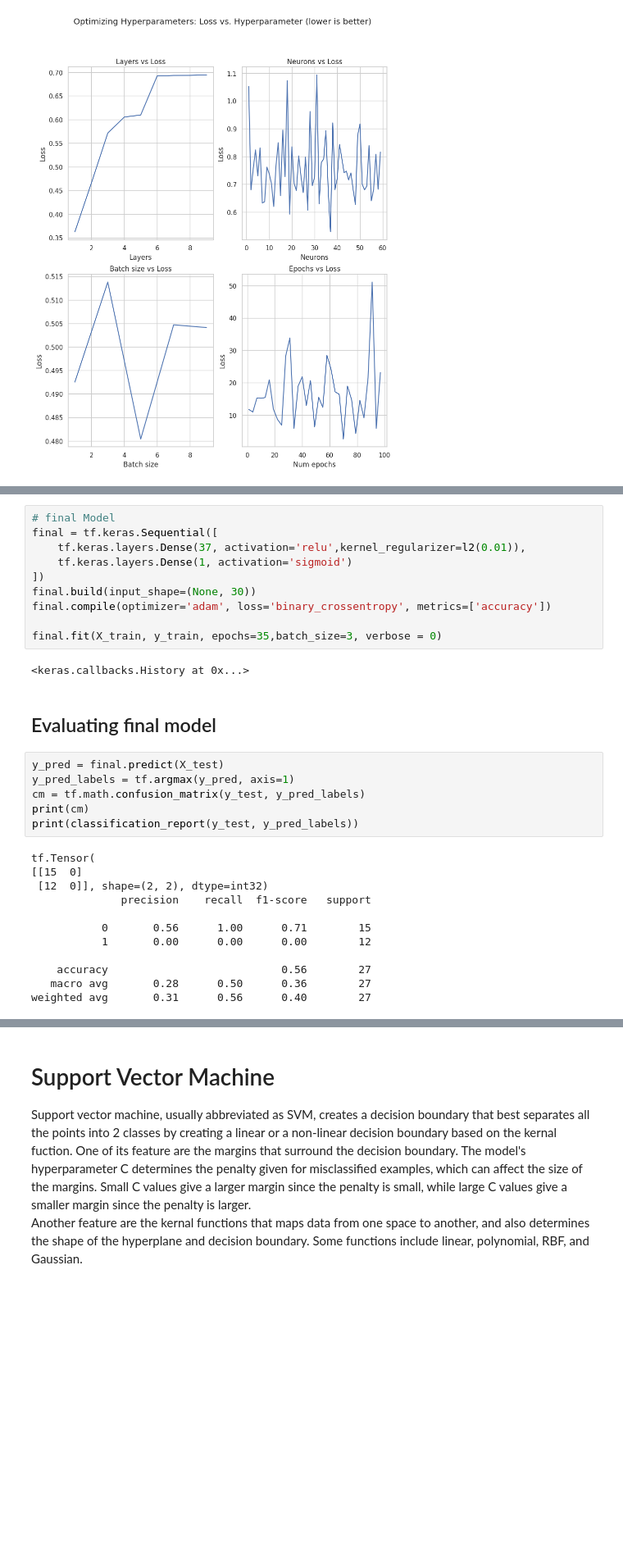
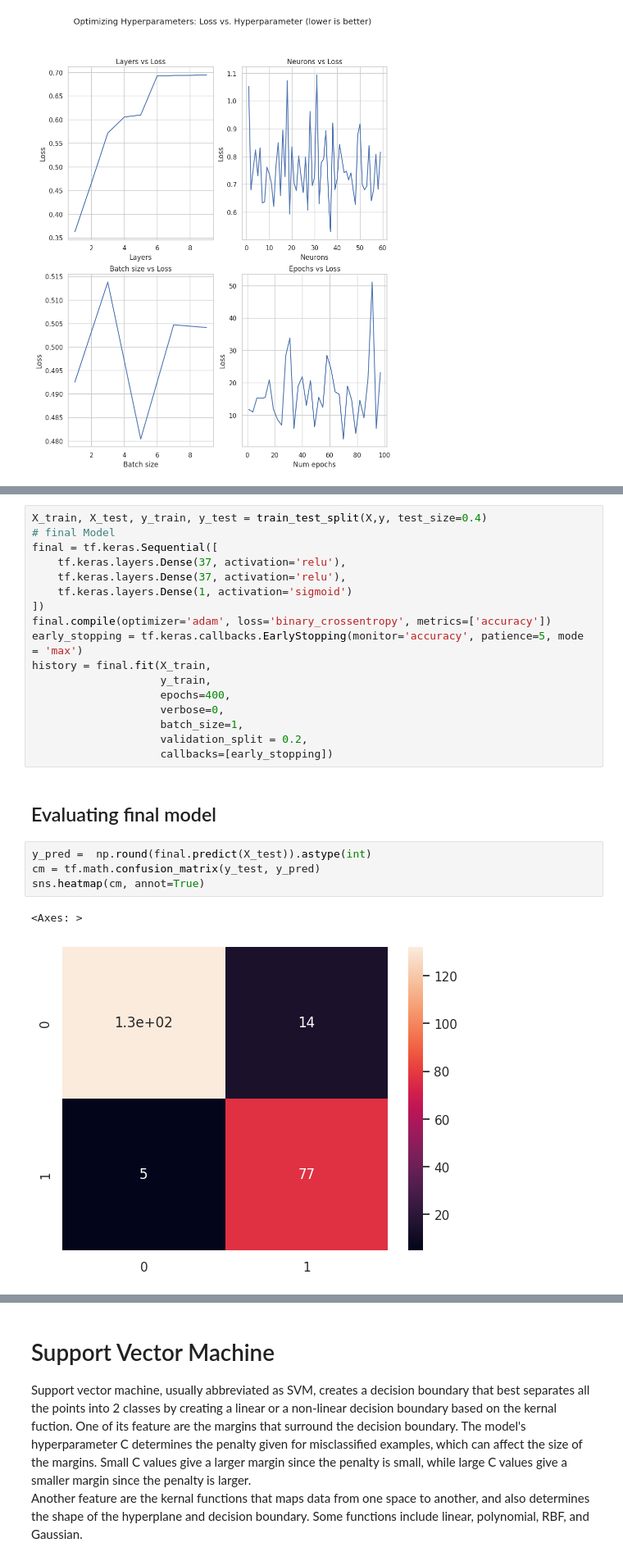
Before and after one commit to AR615598/Classifying_Cancer_Cells, a Jupyter notebook: cancer_cell_classification.ipynb, the cells around one changed output, grey strips where cells are left out. Shown at 82% size. Drawn from its saved outputs; the diff is of its cells as text; blank space fills up the shorter version.

Commit message:
added confusion matrix

```diff
--- a/cancer_cell_classification.ipynb
+++ b/cancer_cell_classification.ipynb
@@ -1221,32 +1221,26 @@ plt.show()
 # %%
+X_train, X_test, y_train, y_test = train_test_split(X,y, test_size=0.4)
 # final Model
 final = tf.keras.Sequential([
-    tf.keras.layers.Dense(37, activation='relu',kernel_regularizer=l2(0.01)),
+    tf.keras.layers.Dense(37, activation='relu'),
+    tf.keras.layers.Dense(37, activation='relu'),
     tf.keras.layers.Dense(1, activation='sigmoid')
 ])
-final.build(input_shape=(None, 30))
 final.compile(optimizer='adam', loss='binary_crossentropy', metrics=['accuracy'])
-
-final.fit(X_train, y_train, epochs=35,batch_size=3, verbose = 0)
+early_stopping = tf.keras.callbacks.EarlyStopping(monitor='accuracy', patience=5, mode = 'max')
+history = final.fit(X_train,
+                    y_train,
+                    epochs=400,
+                    verbose=0,
+                    batch_size=1,
+                    validation_split = 0.2,
+                    callbacks=[early_stopping])
-# %% [output]
-<keras.callbacks.History at 0x...>
 # %% [markdown]
 <h2> Evaluating final model</h2>
 # %%
-y_pred = final.predict(X_test)
-y_pred_labels = tf.argmax(y_pred, axis=1)
-cm = tf.math.confusion_matrix(y_test, y_pred_labels)
-print(cm)
-print(classification_report(y_test, y_pred_labels))
+y_pred =  np.round(final.predict(X_test)).astype(int)
+cm = tf.math.confusion_matrix(y_test, y_pred)
+sns.heatmap(cm, annot=True)
 # %% [output]
-tf.Tensor(
-[[15  0]
- [12  0]], shape=(2, 2), dtype=int32)
-              precision    recall  f1-score   support
-
-           0       0.56      1.00      0.71        15
-           1       0.00      0.00      0.00        12
-
-    accuracy                           0.56        27
-   macro avg       0.28      0.50      0.36        27
-weighted avg       0.31      0.56      0.40        27
+<Axes: >
+[figure, added]
```
Also changed, not shown: parts of 6 cells of this notebook.
